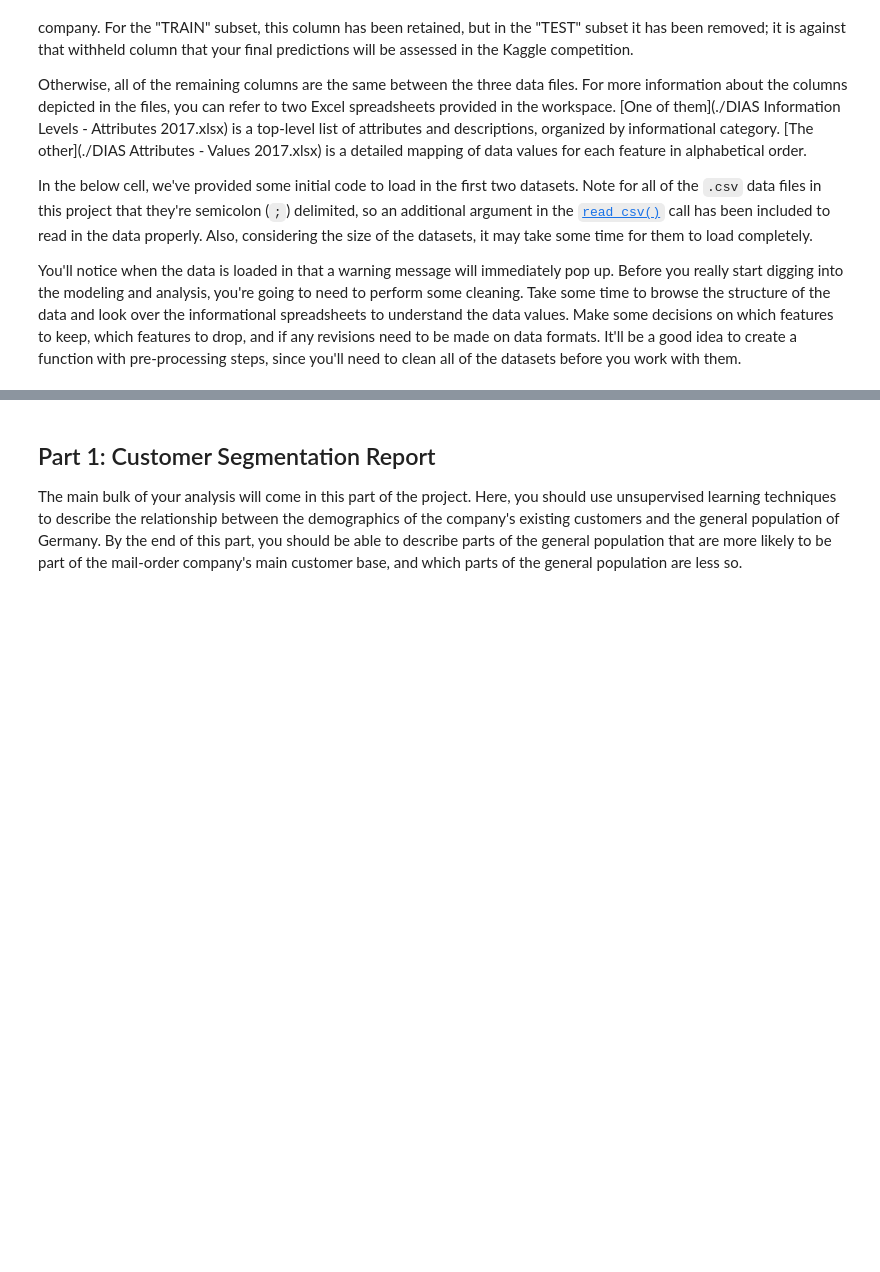
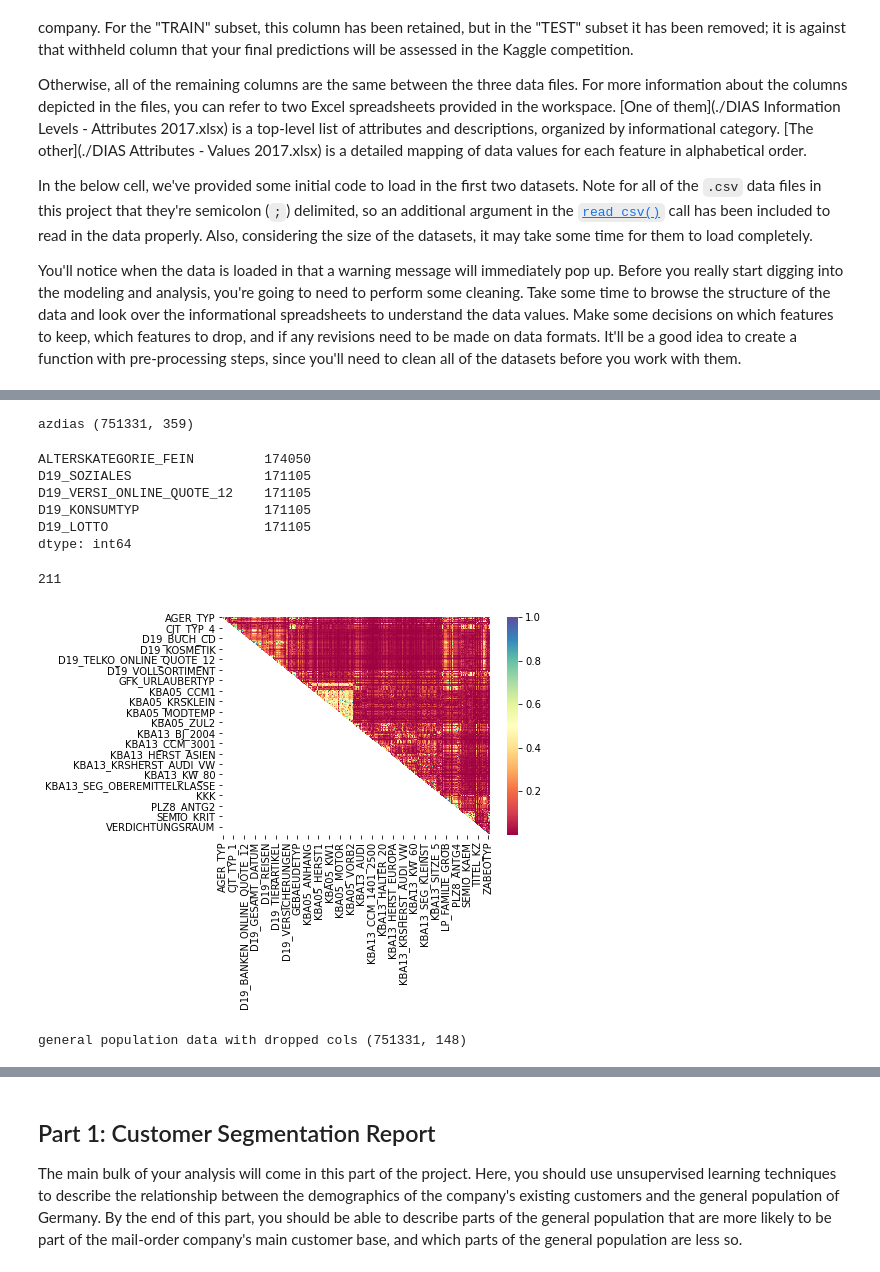
Before and after one commit to kross11480/courses, a Jupyter notebook: capstone/Arvato Project Workbook.ipynb, the cells around one changed output, grey strips where cells are left out. Drawn from its saved outputs; the diff is of its cells as text; code cells hidden in the pictures; blank space fills up the shorter version.

Commit message:
Update Arvato Project Workbook.ipynb
feat: prelimnary feature analysis.

```diff
--- a/capstone/Arvato Project Workbook.ipynb
+++ b/capstone/Arvato Project Workbook.ipynb
@@ -73,8 +77,0 @@ load compressed file
-# %%
-#file is too large! Use hdf5 or pickle, hdf5 having problems with dataset
-
-
-print('load csv')
-azdias = pd.read_csv('../../data/Term2/capstone/arvato_data/Udacity_AZDIAS_052018.csv', sep=';', dtype={18:'str',19:'str'})
-#azdias = pd.read_pickle(file_demographics)
-azdias.head(2)
@@ -123,0 +173,8 @@ azdias_null_percent = azdias_null / len(azdias) * 100
+# %%
+feat_notpresent_customer = ['ONLINE_PURCHASE', 'PRODUCT_GROUP', 'CUSTOMER_GROUP']
+feat_notuseful = ['LNR', 'ALTER_KIND4', 'ALTER_KIND3', 'ALTER_KIND2', 'ALTER_KIND1', 'EXTSEL992', 'KK_KUNDENTYP']
+feat_notuseful_opt=['D19_LETZTER_KAUF_BRANCHE', 'D19_LOTTO', 'D19_VERSI_ONLINE_QUOTE_12', 'D19_BANKEN_ONLINE_QUOTE_12'
+                    ,'D19_SOZIALES','D19_GESAMT_ONLINE_QUOTE_12','D19_KONSUMTYP','D19_TELKO_ONLINE_QUOTE_12',
+                    'D19_VERSAND_ONLINE_QUOTE_12']
+customers = customers.drop(columns=feat_notpresent_customer+feat_notuseful)
+azdias = azdias.drop(columns=feat_notuseful)
@@ -123,0 +202,31 @@ azdias_null_percent = azdias_null / len(azdias) * 100
+# %%
+azdias = azdias[azdias.isnull().sum(axis=1) <= 50].reset_index(drop=True)
+print ('azdias',azdias.shape)
+# %% [output]
+azdias (751331, 359)
+# %%
+print (azdias.isnull().sum().sort_values(ascending=False).head())
+# %% [output]
+ALTERSKATEGORIE_FEIN         174050
+D19_SOZIALES                 171105
+D19_VERSI_ONLINE_QUOTE_12    171105
+D19_KONSUMTYP                171105
+D19_LOTTO                    171105
+dtype: int64
+# %%
+corr_azdias = azdias.corr().abs()
+# %%
+df_ut = corr_azdias.where(np.triu(np.ones(corr_azdias.shape),k=1).astype(np.bool))
+hmap=sns.heatmap(df_ut,cmap="Spectral")
+#df_ut.head()
+#df_ut.AGER_TYP
+drop_columns = [column for column in df_ut.columns if any(df_ut[column] > .5)]
+print (len(drop_columns))
+# %% [output]
+211
+[figure, added]
+# %%
+azdias_dropped_cols = azdias.drop(drop_columns, axis=1)
+print('general population data with dropped cols', azdias_dropped_cols.shape)
+# %% [output]
+general population data with dropped cols (751331, 148)
```
Also changed, not shown: parts of 29 cells of this notebook.
